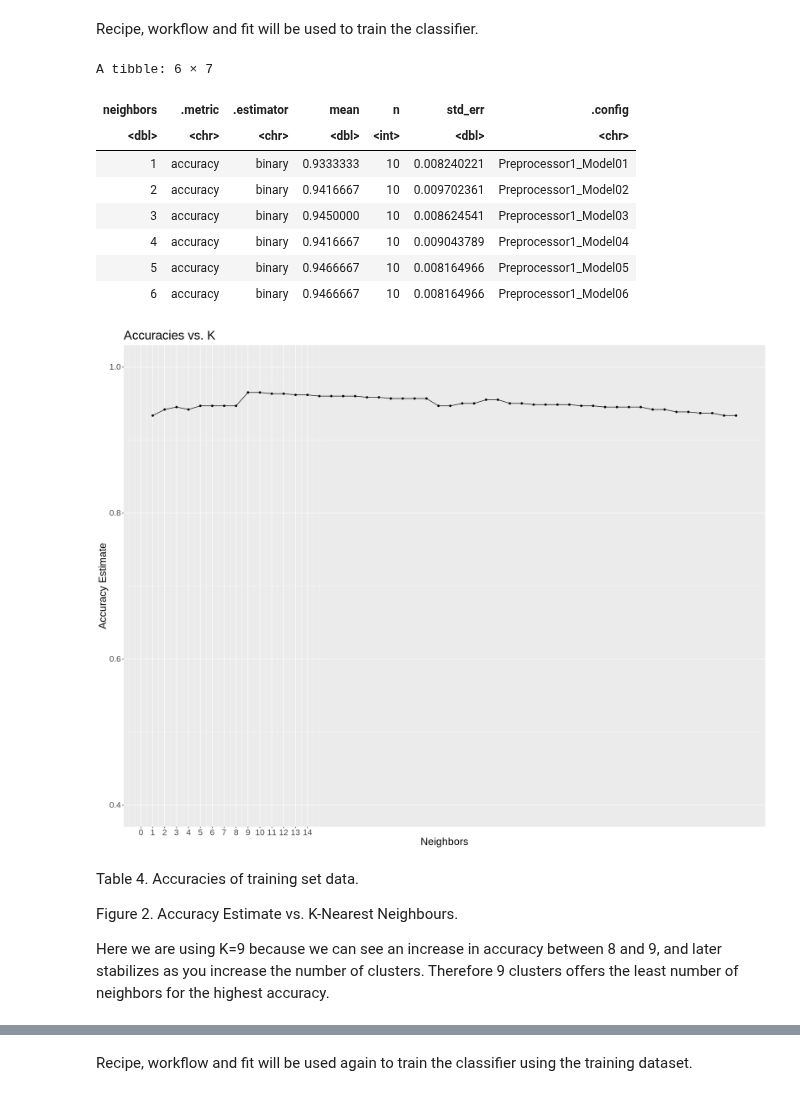
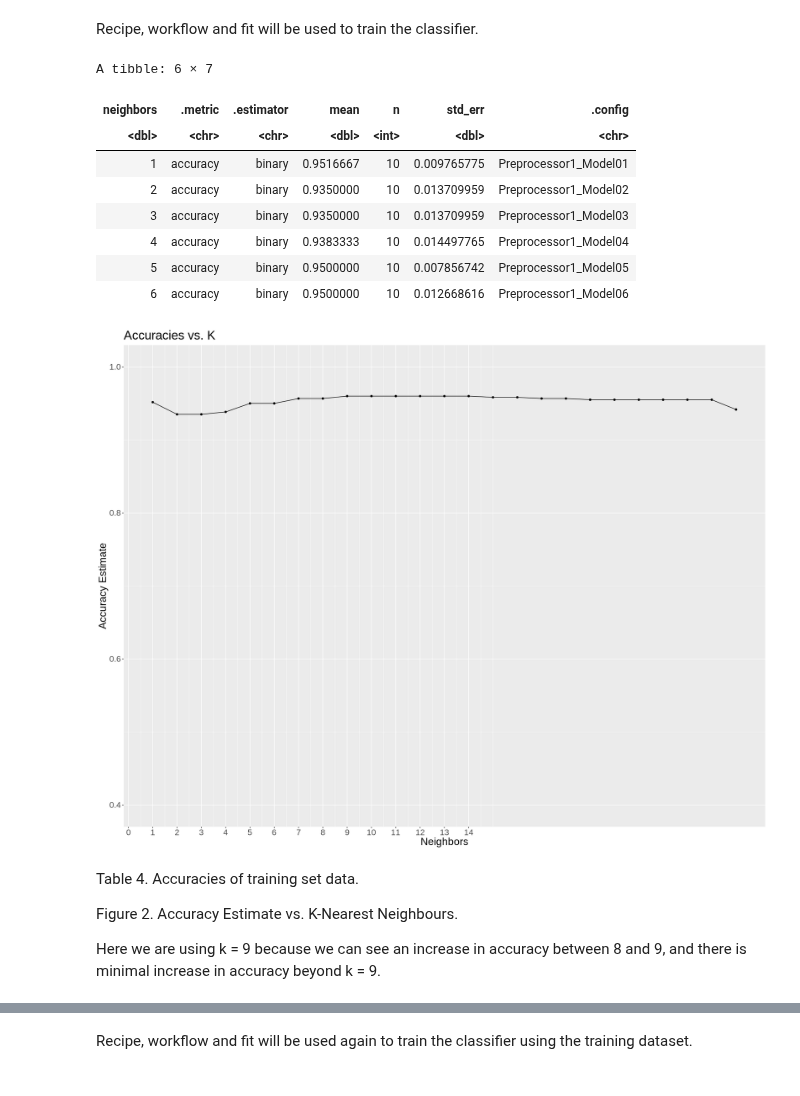
Before and after one commit to dlee03/DSCI_group_project, a Jupyter notebook: groupproject.ipynb, the cells around one changed output, grey strips where cells are left out. Cells and saved outputs as stored; diff of their text form; code cells hidden in the pictures.

```diff
--- a/groupproject.ipynb
+++ b/groupproject.ipynb
@@ -204,45 +212,45 @@ Recipe, workflow and fit will be used to train the classifier.
 # %%
 #cross-validate and tune the model using a 10-fold cross-validation
 pokemon_vfold <- vfold_cv(pokemon_train, v = 10, strata = Legendary)
 
-kvals <- tibble(neighbors = seq(from = 1, to = 50, by = 1))
+kvals <- tibble(neighbors = seq(from = 1, to = 25, by = 1))
 
 pokemon_k_test <- workflow() |>
     add_recipe(pokemon_recipe) |>
     add_model(pokemon_spec) |>
     tune_grid(resamples = pokemon_vfold, grid = kvals) |>
     collect_metrics()
 
 accuracies <- pokemon_k_test |>
     filter(.metric == "accuracy")
 head(accuracies)
 
 k_val_plot <-  ggplot(accuracies, aes(x = neighbors, y = mean))+
        geom_point() +
        geom_line() +
        labs(x = "Neighbors", y = "Accuracy Estimate") +
        ggtitle ("Accuracies vs. K")+
        theme(text = element_text(size =20))+
        scale_x_continuous(breaks = seq(0, 14, by = 1)) +
        scale_y_continuous(limits = c(0.4, 1.0))
 k_val_plot
 # %% [output]
 A tibble: 6 × 7
 | neighbors | .metric | .estimator | mean | n | std_err | .config |
 | <dbl> | <chr> | <chr> | <dbl> | <int> | <dbl> | <chr> |
-| 1 | accuracy | binary | 0.9333333 | 10 | 0.008240221 | Preprocessor1_Model01 |
-| 2 | accuracy | binary | 0.9416667 | 10 | 0.009702361 | Preprocessor1_Model02 |
-| 3 | accuracy | binary | 0.9450000 | 10 | 0.008624541 | Preprocessor1_Model03 |
-| 4 | accuracy | binary | 0.9416667 | 10 | 0.009043789 | Preprocessor1_Model04 |
-| 5 | accuracy | binary | 0.9466667 | 10 | 0.008164966 | Preprocessor1_Model05 |
-| 6 | accuracy | binary | 0.9466667 | 10 | 0.008164966 | Preprocessor1_Model06 |
+| 1 | accuracy | binary | 0.9516667 | 10 | 0.009765775 | Preprocessor1_Model01 |
+| 2 | accuracy | binary | 0.9350000 | 10 | 0.013709959 | Preprocessor1_Model02 |
+| 3 | accuracy | binary | 0.9350000 | 10 | 0.013709959 | Preprocessor1_Model03 |
+| 4 | accuracy | binary | 0.9383333 | 10 | 0.014497765 | Preprocessor1_Model04 |
+| 5 | accuracy | binary | 0.9500000 | 10 | 0.007856742 | Preprocessor1_Model05 |
+| 6 | accuracy | binary | 0.9500000 | 10 | 0.012668616 | Preprocessor1_Model06 |
-[figure, old version]
+[figure, new version]
 # %% [markdown]
 Table 4. Accuracies of training set data.
 
 Figure 2. Accuracy Estimate vs. K-Nearest Neighbours.
 
-Here we are using K=9 because we can see an increase in accuracy between 8 and 9, and later stabilizes as you increase the number of clusters. Therefore 9 clusters offers the least number of neighbors for the highest accuracy.
+Here we are using k = 9 because we can see an increase in accuracy between 8 and 9, and there is minimal increase in accuracy beyond k = 9.
 # %%
 #create a new model with k = 9
 pokemon_best_spec <- nearest_neighbor(weight_func = "rectangular", neighbors = 9) |>
```
Also changed, not shown: parts of 7 cells of this notebook.
